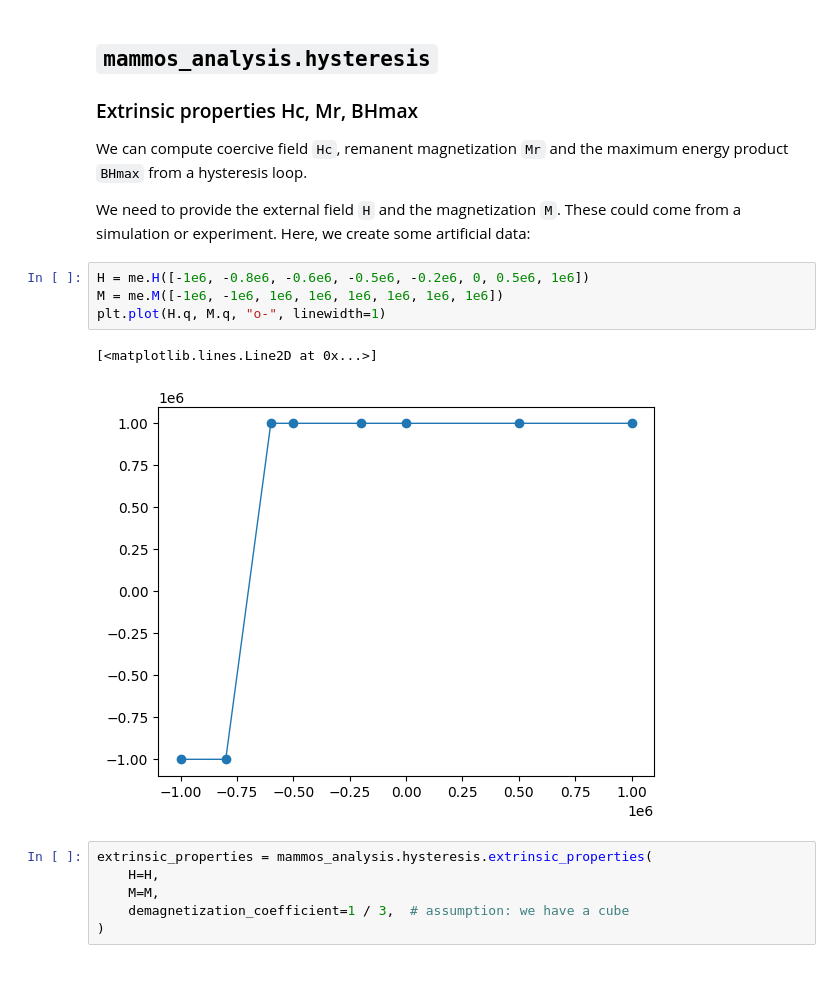
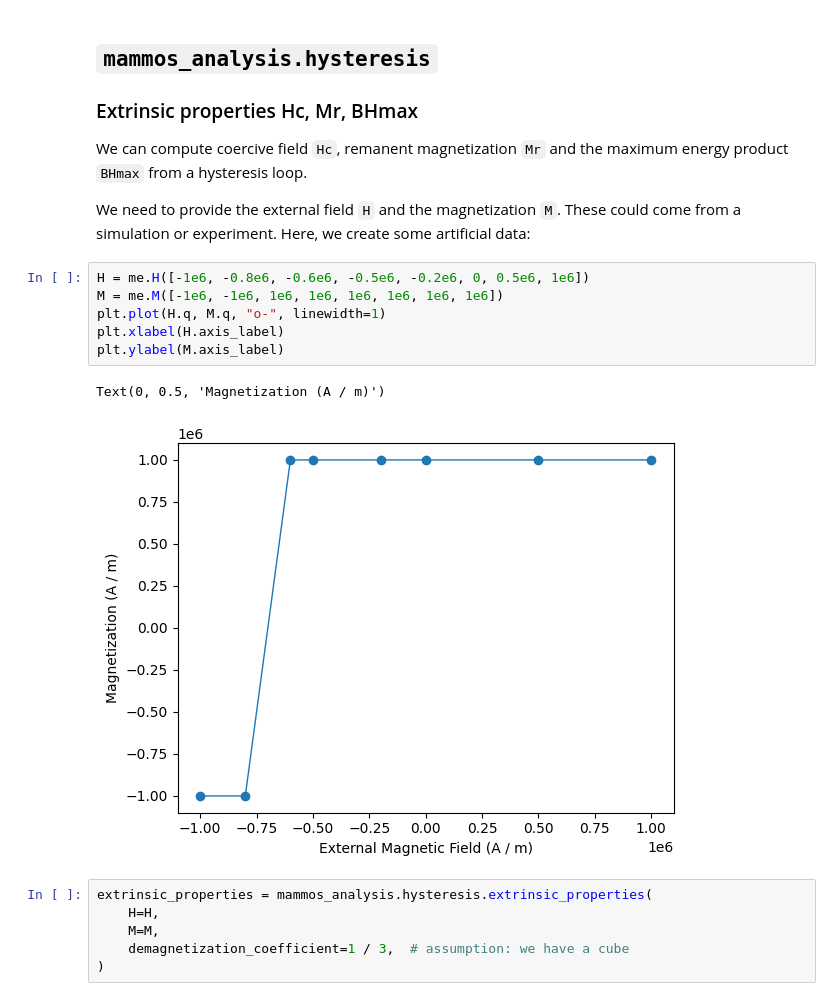
Before and after one commit to MaMMoS-project/mammos-analysis, a Jupyter notebook: examples/quickstart.ipynb, the cells around one changed output. Saved outputs shown, nothing was run; the diff lists cells and outputs as text; blank space fills up the shorter version.

```diff
--- a/examples/quickstart.ipynb
+++ b/examples/quickstart.ipynb
@@ -24,10 +24,12 @@ Here, we create some artificial data:
 # %%
 H = me.H([-1e6, -0.8e6, -0.6e6, -0.5e6, -0.2e6, 0, 0.5e6, 1e6])
 M = me.M([-1e6, -1e6, 1e6, 1e6, 1e6, 1e6, 1e6, 1e6])
 plt.plot(H.q, M.q, "o-", linewidth=1)
+plt.xlabel(H.axis_label)
+plt.ylabel(M.axis_label)
 # %% [output]
-[<matplotlib.lines.Line2D at 0x...>]
+Text(0, 0.5, 'Magnetization (A / m)')
-[figure, old version]
+[figure, new version]
 # %%
 extrinsic_properties = mammos_analysis.hysteresis.extrinsic_properties(
     H=H,
```
Also changed, not shown: parts of 7 cells of this notebook.
